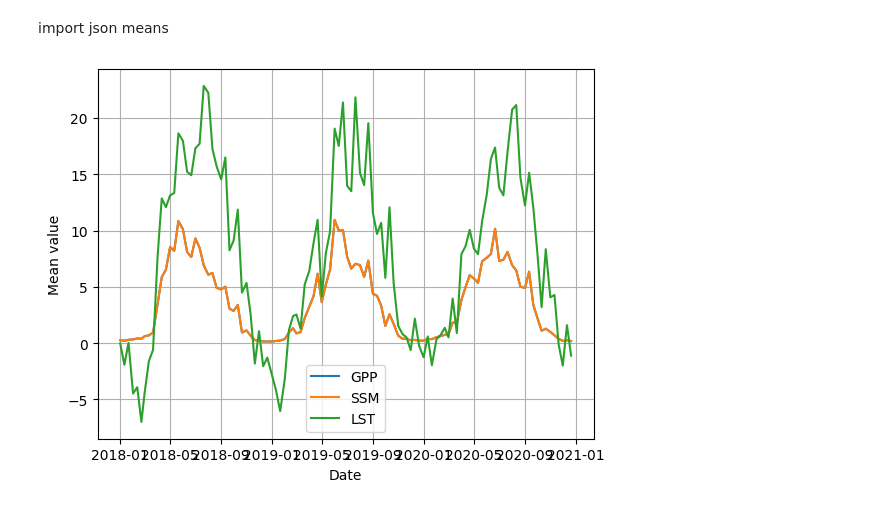
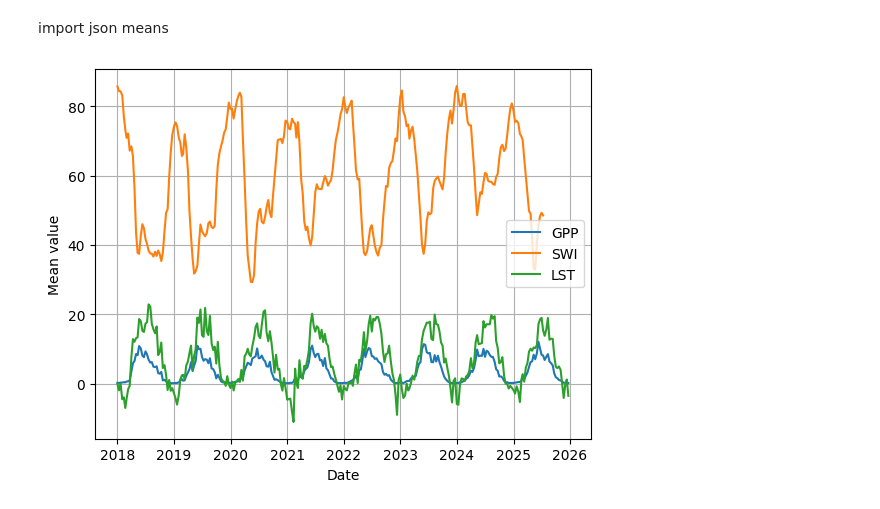
Before and after one commit to idkaybattl/Weltuntergang, a Jupyter notebook: GPP.ipynb, the cells around one changed output. Drawn from its saved outputs; the diff is of its cells as text; code cells hidden in the pictures.

```diff
--- a/GPP.ipynb
+++ b/GPP.ipynb
@@ -26,7 +26,7 @@ spatial_extent = {
     'north': 56,
 }
 # %%
-temporal_extent = ["2018-01-01", "2020-12-31"]
+temporal_extent = ["2018-01-01", "2025-12-31"]
 # %% [markdown]
 Imports
 # %%
@@ -133,7 +135,7 @@ def preprocess_maps(gpp, ssm, lst, german_geometry):
     swi = mask_germany(swi, german_geometry)
 
     lst = reduce_to_decad(lst)
-    lst = align_to_other_cube(swi, lst)
+    #lst = align_to_other_cube(swi, lst)
     lst = mask_germany(lst, german_geometry)
 
     return gpp, swi, lst
@@ -153,7 +155,7 @@ def download_means(gpp, swi, lst, german_geometry):
         json.dump(lst_means, file, indent=4)
     print('done')
 
-    return lst_means
+    return gpp_means, swi_means, lst_means
 
 
 
@@ -164,6 +166,6 @@ computing und downloaden
 gpp, swi, lst = load_datacubes()
 german_geometry = get_german_geometry()
 gpp, swi, lst = preprocess_maps(gpp, swi, lst, german_geometry)
-lst_means = download_means(gpp, swi, lst, german_geometry)
+gpp_means, swi_means, lst_means = download_means(gpp, swi, lst, german_geometry)
 # %% [output]
 downloading gpp
@@ -175,31 +197,31 @@ import json means
 # %%
 with open('means/gppmeans.json', 'r') as file:
     gpp_means = json.load(file)
-with open('means/gppmeans.json', 'r') as file:
+with open('means/swimeans.json', 'r') as file:
     swi_means = json.load(file)
 with open('means/lstmeans.json', 'r') as file:
     lst_means = json.load(file)
 # %%
 def extract_data(data):
     dates = [datetime.fromisoformat(date.replace("Z", "+00:00")) for date in data]
     values = [value[0][0] for value in data.values()]
     return dates, values
 
 gpp_dates, gpp_values = extract_data(gpp_means)
-swi_dates, swi_values = extract_data(ssm_means)
+swi_dates, swi_values = extract_data(swi_means)
 lst_dates, lst_values = extract_data(lst_means)
 
 #converting lst temp from K into C
 for i in range(len(lst_values)):
     lst_values[i] -= 273.15
 
 plt.plot(gpp_dates, gpp_values, label="GPP")
-plt.plot(swi_dates, ssm_values, label="SSM")
+plt.plot(swi_dates, swi_values, label="SWI")
 plt.plot(lst_dates, lst_values, label="LST")
 plt.xlabel("Date")
 plt.ylabel("Mean value")
 plt.legend()
 plt.grid()
 plt.show()
 # %% [output]
-[figure, old version]
+[figure, new version]
```
Also changed, not shown: parts of 11 cells of this notebook, 3 other files.
